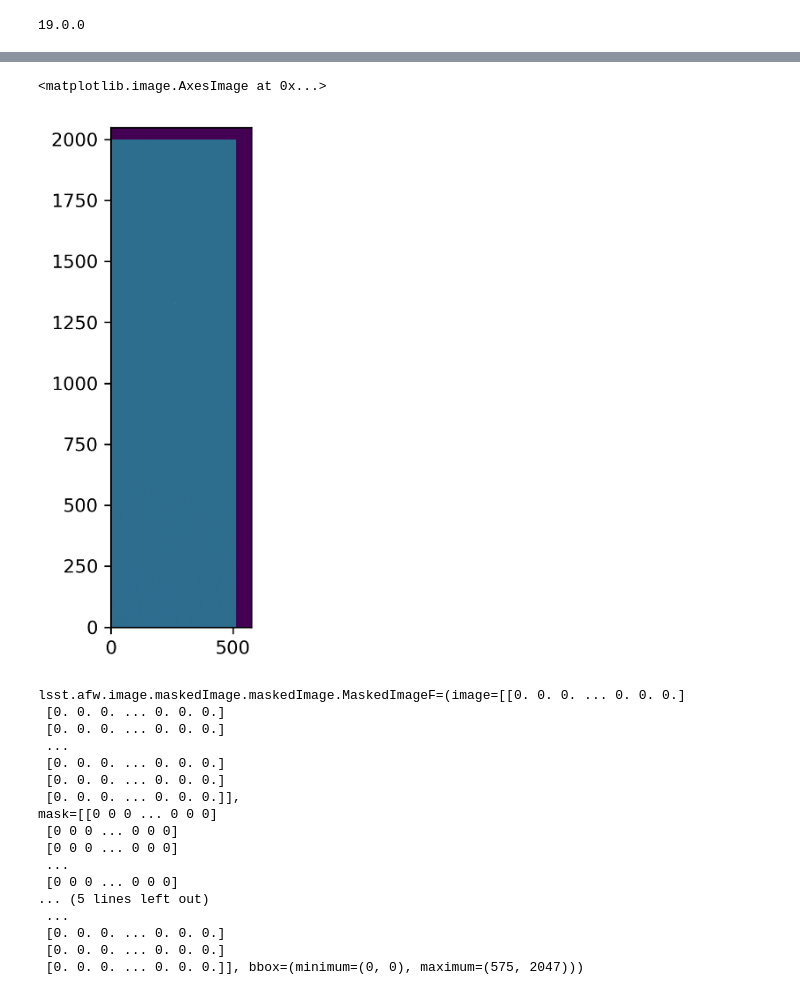
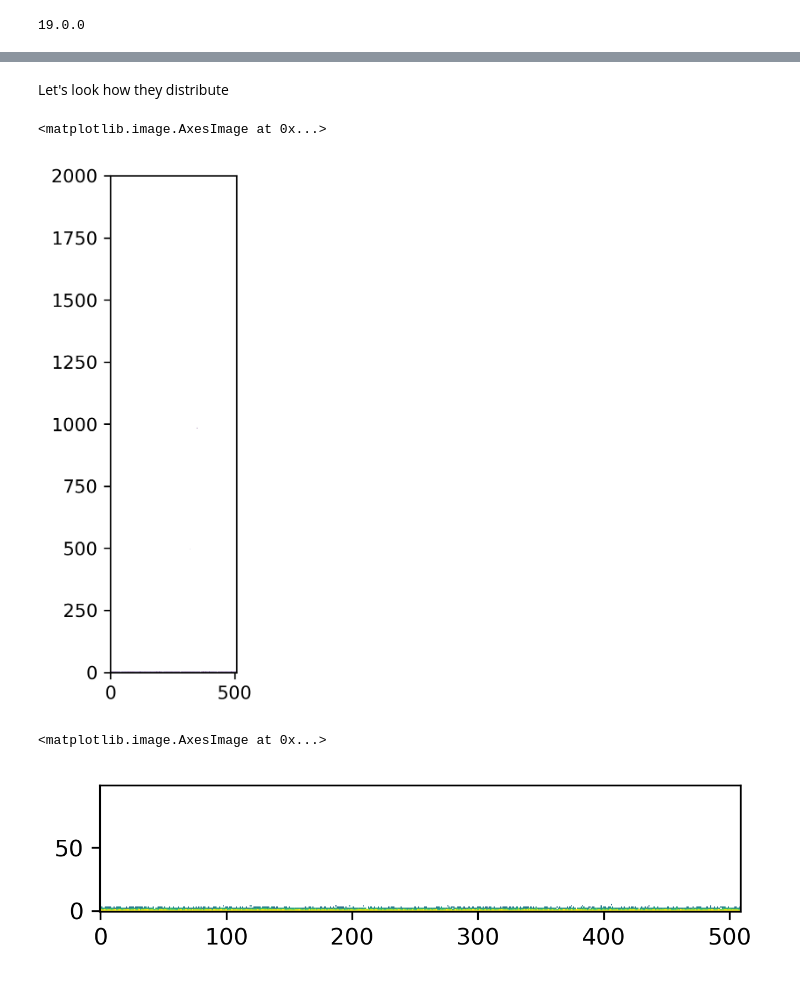
Before and after one commit to youtsumi/Summer2020, a Jupyter notebook: flatratio.ipynb, the cells around one changed output, grey strips where cells are left out. Drawn from its saved outputs; the diff is of its cells as text; code cells hidden in the pictures.

```diff
--- a/flatratio.ipynb
+++ b/flatratio.ipynb
@@ -19,3 +21,5 @@ import pylab
 # %%
 fname = "/gpfs/slac/lsst/fs1/u/combet/DATA/CCOB_QE/fits/QE_R02_S21_red_-211.815_-0.395.fits"
-ccob = get_ccd_from_id(None, fname, [])
+ccob_red = get_ccd_from_id(None, fname, [])
+fname = "/gpfs/slac/lsst/fs1/u/combet/DATA/CCOB_QE/fits/QE_R02_S21_blue_-211.815_-0.395.fits"
+ccob_blue = get_ccd_from_id(None, fname, [])
@@ -27,0 +33,3 @@ http://doxygen.lsst.codes/stack/doxygen/x_masterDoxyDoc/classlsst_1_1afw_1_1imag
+# %%
+ratio_red=get_data_as_read(ccob_red,1,["imaging"])["imaging"] / get_data_as_read(ts8flat,1,["imaging"])["imaging"]
+ratio_blue=get_data_as_read(ccob_blue,1,["imaging"])["imaging"] / get_data_as_read(ts8flat,1,["imaging"])["imaging"]
@@ -28,27 +79,18 @@ http://doxygen.lsst.codes/stack/doxygen/x_masterDoxyDoc/classlsst_1_1afw_1_1imag
+# %% [markdown]
+Let's look how they distribute
+# %%
+fig, axs = pylab.subplots(1,1,figsize=(5,5),dpi=300)
+x = numpy.log10(ratio_red)
+y = numpy.log10(ratio_blue)
+img = x.copy()
+img[numpy.where( numpy.logical_not( ( x>0.24 ) & ( x<0.3 )& ( y>0.23 ) & ( y<0.3 )) ) ] = numpy.nan
+pylab.imshow(img ,origin="lower")
+# %% [output]
+<matplotlib.image.AxesImage at 0x...>
+[figure, added]
 # %%
-ratio=get_data_as_read(ccob,1,["imaging"])["imaging"] / get_data_as_read(ts8flat,1,["imaging"])["imaging"]
 fig, axs = pylab.subplots(1,1,figsize=(5,5),dpi=300)
-axs.imshow(tmp.image.array,origin="lower")
+pylab.imshow(img[0:100] ,origin="lower", vmin=0.23, vmax=0.26)
 # %% [output]
 <matplotlib.image.AxesImage at 0x...>
-[figure, old version]
+[figure, new version]
-# %%
-tmp
-# %% [output]
-lsst.afw.image.maskedImage.maskedImage.MaskedImageF=(image=[[0. 0. 0. ... 0. 0. 0.]
- [0. 0. 0. ... 0. 0. 0.]
- [0. 0. 0. ... 0. 0. 0.]
- ...
- [0. 0. 0. ... 0. 0. 0.]
- [0. 0. 0. ... 0. 0. 0.]
- [0. 0. 0. ... 0. 0. 0.]],
-mask=[[0 0 0 ... 0 0 0]
- [0 0 0 ... 0 0 0]
- [0 0 0 ... 0 0 0]
- ...
- [0 0 0 ... 0 0 0]
-... (5 lines left out)
- ...
- [0. 0. 0. ... 0. 0. 0.]
- [0. 0. 0. ... 0. 0. 0.]
- [0. 0. 0. ... 0. 0. 0.]], bbox=(minimum=(0, 0), maximum=(575, 2047)))
```
Also changed, not shown: parts of 13 cells of this notebook.
